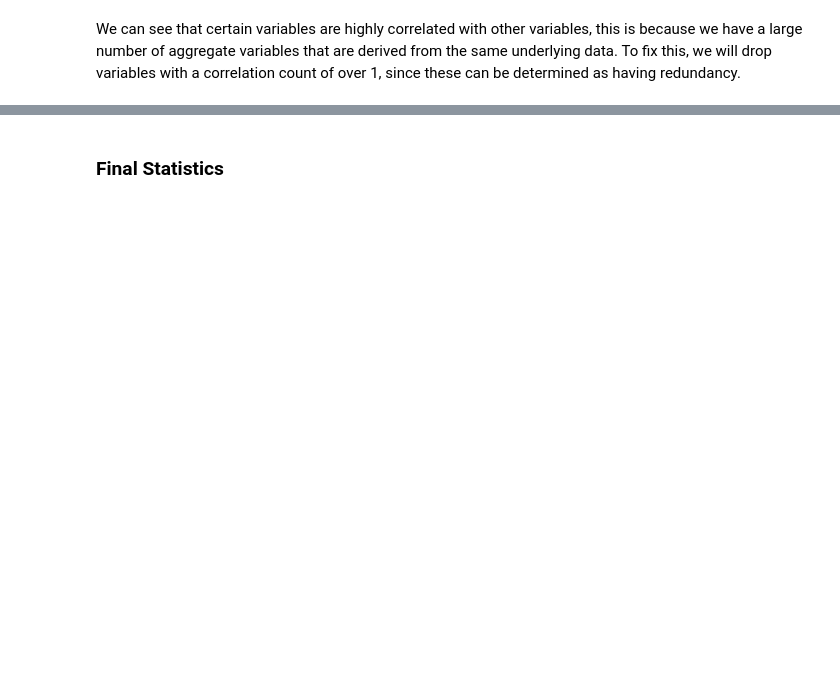
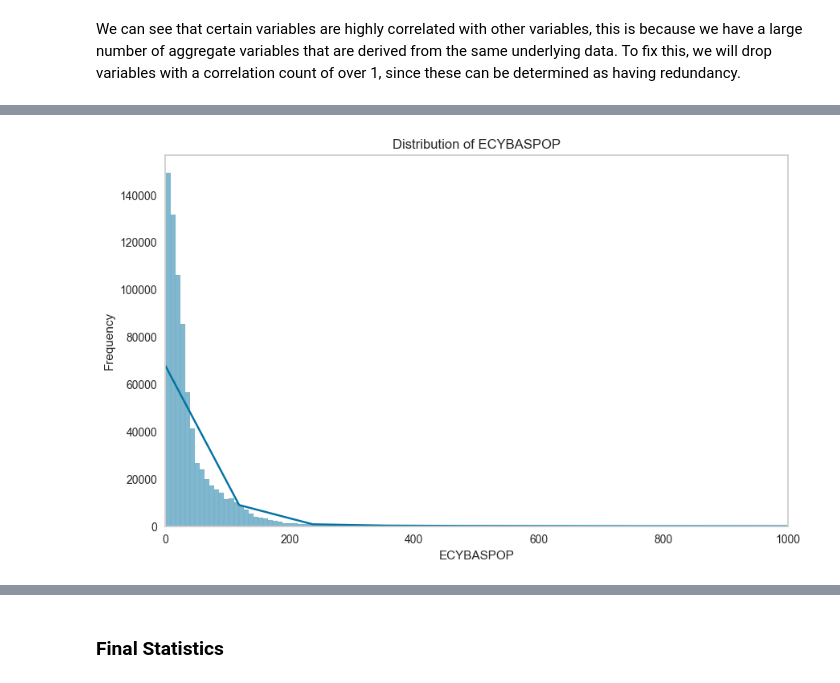
Before and after one commit to noahkostesku/CanadianHouseholdAnalysis, a Jupyter notebook: CanadianHouseholdAnalysis.ipynb, the cells around one changed output, grey strips where cells are left out. Saved outputs shown, nothing was run; the diff lists cells and outputs as text; code cells hidden in the pictures; blank space fills up the shorter version.

```diff
--- a/CanadianHouseholdAnalysis.ipynb
+++ b/CanadianHouseholdAnalysis.ipynb
@@ -294,8 +326,8 @@ columns_to_drop = [
 ]
 
 for col in columns_to_drop:
-    if col in merged_df.columns:
-        merged_df = merged_df.drop(col)
+    if col in merged_df_clust.columns:
+        merged_df_clust = merged_df_clust.drop(col)
     else:
         print(f"Column not found: {col}")
 # %% [output]
@@ -455,0 +428,15 @@ shape: (9, 925)
+# %%
+def plot_distribution(df, column, xlim=None, numbins=300):
+    plt.figure(figsize=(10, 6))
+    sns.histplot(df[column], bins=numbins, kde=True)
+    plt.title(f"Distribution of {column}")
+    plt.xlabel(column)
+    plt.ylabel("Frequency")
+    if xlim:
+        plt.xlim(xlim)
+    plt.grid()
+    plt.show()
+
+plot_distribution(merged_df_clust, "ECYBASPOP", xlim=(0, 1000), numbins=3000)
+# %% [output]
+[figure, added]
```
Also changed, not shown: parts of 54 cells of this notebook.
